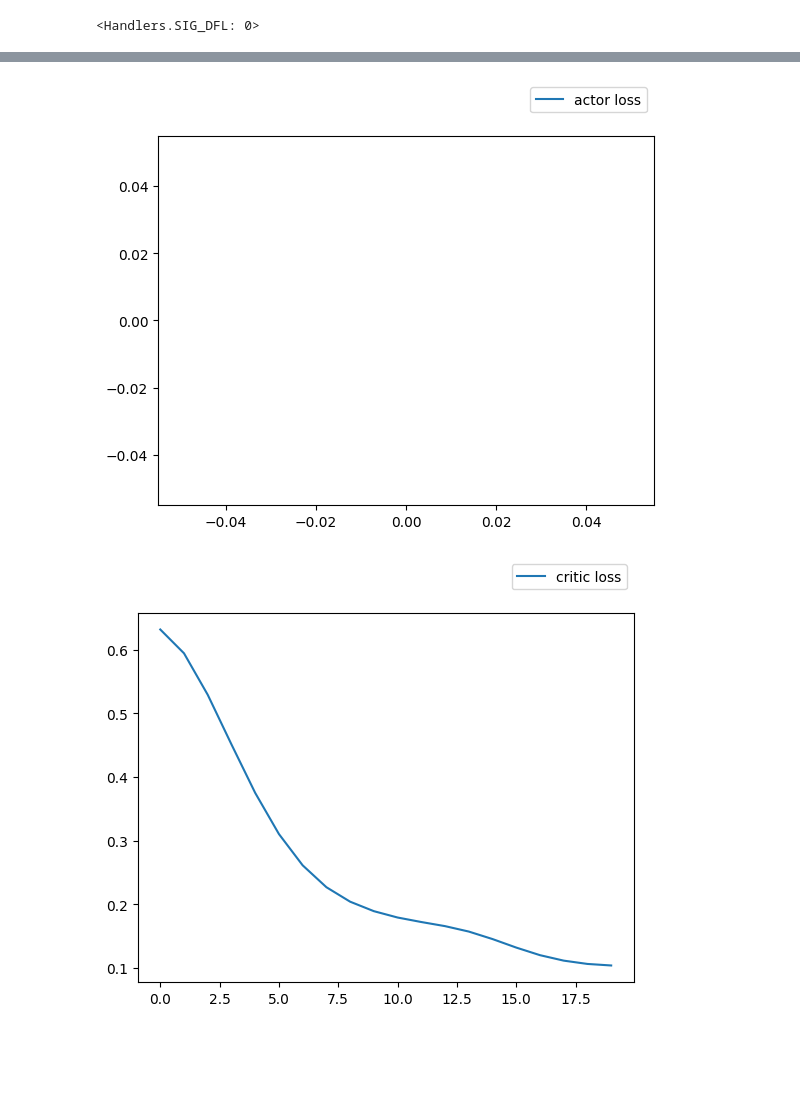
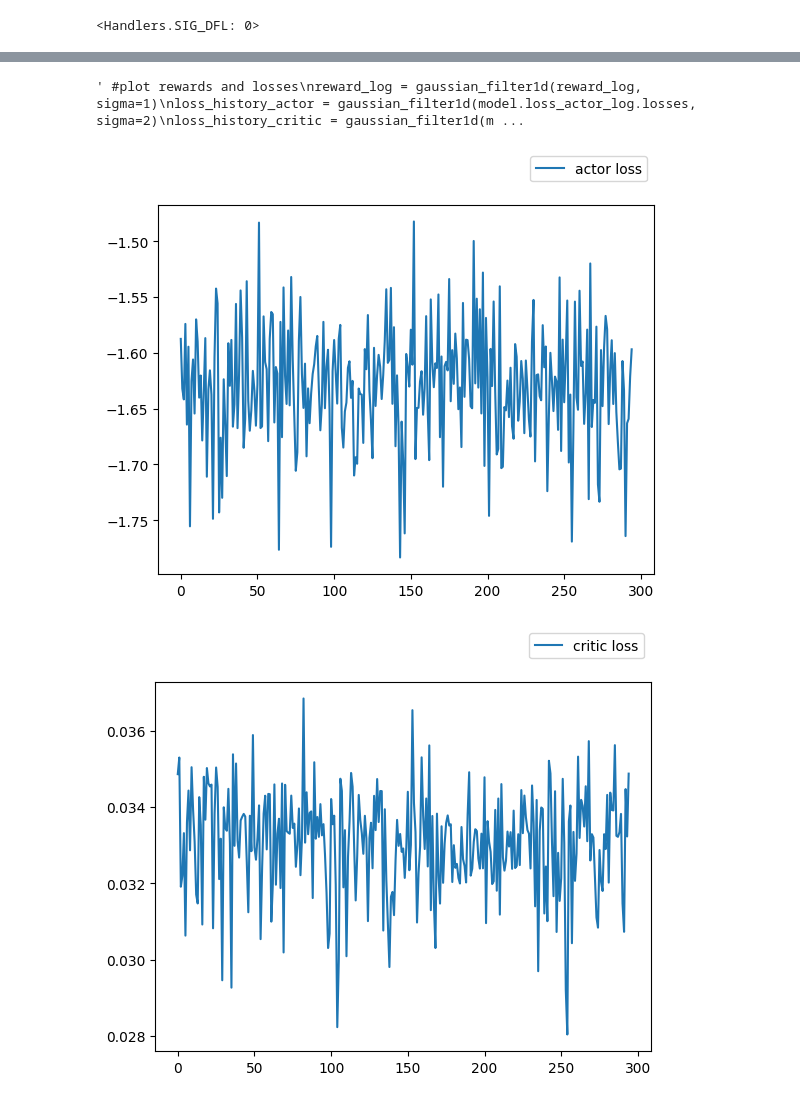
Before and after one commit to Atarilab/ATARI_2DOF_Drawing_Bot, a Jupyter notebook: code/api/main.ipynb, the cells around one changed output, grey strips where cells are left out. Drawn from its saved outputs; the diff is of its cells as text; code cells hidden in the pictures; blank space fills up the shorter version.

```diff
--- a/code/api/main.ipynb
+++ b/code/api/main.ipynb
@@ -43,7 +43,7 @@ class bcolors:
     UNDERLINE = '\033[4m'
 # %%
 DEBUG_MODE = False
-TEST_MODE = True
+TEST_MODE = False
 # %%
 shape_generator = ShapeGenerator()
 drawing_bot = DrawingBot()
@@ -125,17 +127,17 @@ def get_images_of_individual_points(trajectory, resolution):
 # %%
 def fit_model(template, drawing, train_actor, trajectory, individual_reward=True):
     if individual_reward:
-        resolution = 16
+        resolution = 12
         images_of_individual_points = get_images_of_individual_points(trajectory, resolution)
         rewards = np.array(image_processor.calc_rewards_for_individual_points(images_of_individual_points, drawing))
         rewards = np.repeat(rewards, resolution, axis=0)
         rewards = np.nan_to_num(rewards, nan=1)
         #rewards = np.append(rewards, np.ones(len(trajectory)-len(rewards)))
-        critic_rewards = model.train(rewards, train_actor)
+        advantage = model.train(rewards, train_actor)
 
         del images_of_individual_points
 
-        return np.mean(rewards), critic_rewards
+        return rewards, advantage
     else:
         similarity = image_processor(template, drawing=drawing)
         if similarity is None:
@@ -152,3 +148,15 @@ def save_assigned_reward_img(trajectory, rewards):
+# %%
+def save_visualization(trajectory, rewards, cycle_index, name):
+    reward_assigned_drawing = drawing_bot.plot(training_mode=True, points=trajectory, color_assignment=rewards)
+    image_processor.save_image(reward_assigned_drawing, name, f'{name}_visualization', cycle_index)
+    del reward_assigned_drawing
+
+def save_combined_visualization(trajectory, metric1, metric2, cycle_index, name, file_name=None):
+    if file_name is None: file_name = name
+    metric1_drawing = drawing_bot.plot(training_mode=True, points=trajectory, color_assignment=metric1)
+    metric2_drawing = drawing_bot.plot(training_mode=True, points=trajectory, color_assignment=metric2)
+    image_processor.save_images_combined(metric1_drawing, metric2_drawing, name, file_name, cycle_index)
+    del metric1_drawing, metric2_drawing
 # %%
 def training_cycle(cycle_index, num_of_cycles):
     signal.alarm(10)
@@ -193,7 +203,7 @@ def training_cycle(cycle_index, num_of_cycles):
         if 0:
             gc.collect()
 # %%
-NUM_OF_CYCLES = 20
+NUM_OF_CYCLES = 200
 inital_weights = []
 
 for layer in model.critic.layers:
@@ -208,14 +218,22 @@ for i in range(NUM_OF_CYCLES):
 
 %matplotlib inline
 
-#plot rewards and losses
+reward_log = reward_log
+loss_history_actor = model.loss_actor_log.losses
+loss_history_critic = model.loss_critic_log.losses
+critic_mean = model.critic_mean_log
+critic_var = model.critic_var_log
+critic_min = model.critic_min_log
+critic_max = model.critic_max_log
+
+""" #plot rewards and losses
 reward_log = gaussian_filter1d(reward_log, sigma=1)
-loss_history_actor = gaussian_filter1d(model.loss_history_actor.losses, sigma=2)
-loss_history_critic = gaussian_filter1d(model.loss_history_critic.losses, sigma=2)
-critic_mean = gaussian_filter1d(model.critic_mean_history, sigma=2)
-critic_var = gaussian_filter1d(model.critic_var_history, sigma=2)
-critic_min = gaussian_filter1d(model.critic_min_history, sigma=2)
-critic_max = gaussian_filter1d(model.critic_max_history, sigma=2)
+loss_history_actor = gaussian_filter1d(model.loss_actor_log.losses, sigma=2)
+loss_history_critic = gaussian_filter1d(model.loss_critic_log.losses, sigma=2)
+critic_mean = gaussian_filter1d(model.critic_mean_log, sigma=2)
+critic_var = gaussian_filter1d(model.critic_var_log, sigma=2)
+critic_min = gaussian_filter1d(model.critic_min_log, sigma=2)
+critic_max = gaussian_filter1d(model.critic_max_log, sigma=2) """
 
 end_weights = []
 for layer in model.critic.layers:
@@ -227,6 +245,6 @@ for layer in model.critic.layers:
 plot_graph([loss_history_actor], ['actor loss'])
 plot_graph([loss_history_critic], ['critic loss'])
 plot_graph([reward_log], ['reward'])
-plot_graph([model.absolute_average_action_history], ['action average'])
+plot_graph([model.action_mean_log, model.action_max_log, model.action_min_log], ['action average', 'action max', 'action min'])
 plot_graph([critic_mean, critic_var, critic_min, critic_max], ['Critic mean', 'Critic var', 'Critic min', 'Critic max'])
 # %% [output]
@@ -236,2 +255,3 @@ Cylce: 19       Exploration factor: 0.0054729935478971  Reward: 0.90677295176264
+' #plot rewards and losses\nreward_log = gaussian_filter1d(reward_log, sigma=1)\nloss_history_actor = gaussian_filter1d(model.loss_actor_log.losses, sigma=2)\nloss_history_critic = gaussian_filter1d(m ...
-[figure, old version]
+[figure, new version]
-[figure, old version]
+[figure, new version]
```
Also changed, not shown: parts of 5 cells of this notebook, 9 other files.
